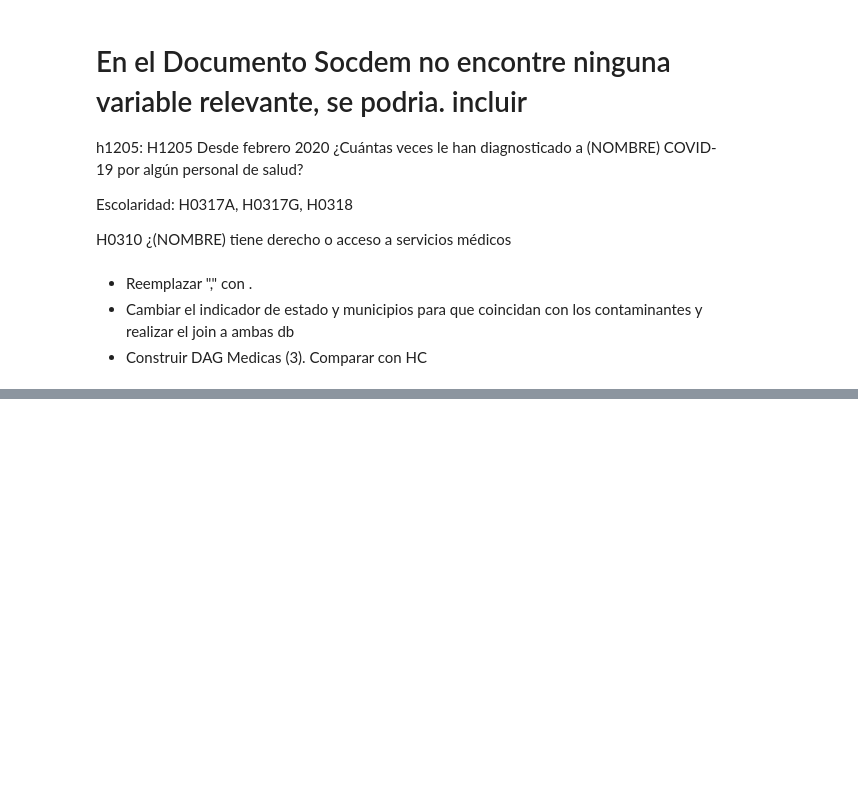
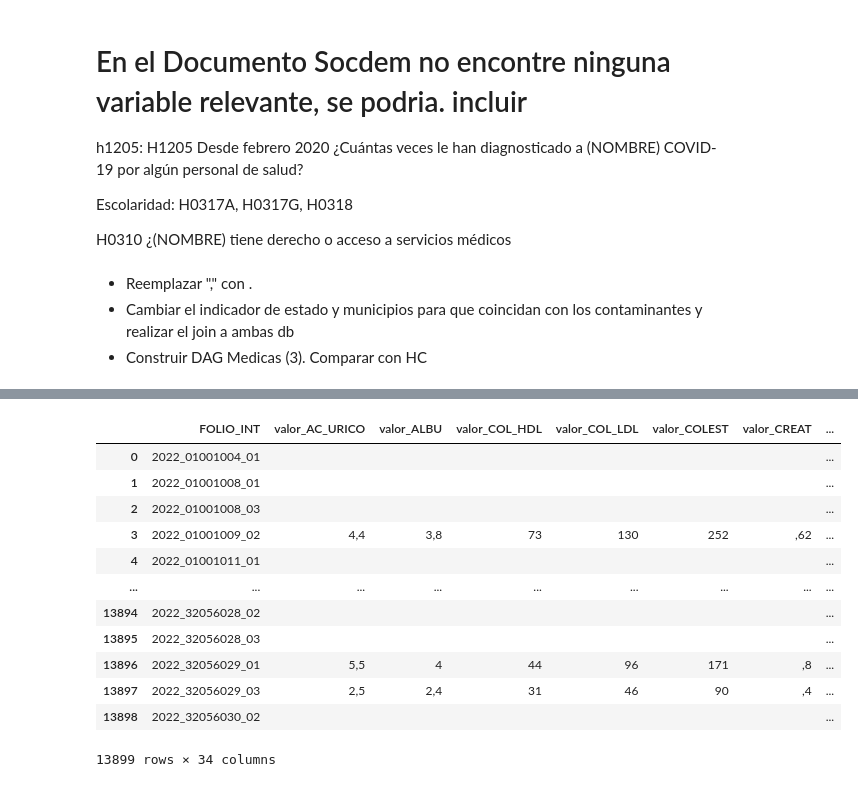
Before and after one commit to Gusty5/RBG_Contaminaci-nAmbientalYSalud, a Jupyter notebook: notebooks/ExploracionMedica.ipynb, the cells around one changed output, grey strips where cells are left out. Drawn from its saved outputs; the diff is of its cells as text; code cells hidden in the pictures; blank space fills up the shorter version.

Commit message:
Merged DB

```diff
--- a/notebooks/ExploracionMedica.ipynb
+++ b/notebooks/ExploracionMedica.ipynb
@@ -262,0 +357,6 @@ H0310 ¿(NOMBRE) tiene derecho o acceso a servicios médicos
+# %%
+data_selected = data_selected.rename(columns={
+    "desc_ent": "Entidad",
+    "desc_mun": "Municipio"
+})
+data_selected[['Entidad', 'Municipio']].head()
@@ -262,0 +370,12 @@ H0310 ¿(NOMBRE) tiene derecho o acceso a servicios médicos
+# %%
+# Move the two ID columns all the way to the right
+
+cols = list(data_selected.columns)
+# Take everything except the two you want to move
+cols = [c for c in cols if c not in ['Entidad', 'Municipio']]
+# Put them at the end
+cols = cols + ['Entidad', 'Municipio']
+# Reorder dataframe
+data_selected = data_selected[cols]
+
+data_selected.head()
@@ -262,0 +390,3 @@ H0310 ¿(NOMBRE) tiene derecho o acceso a servicios médicos
+# %%
+ent_mun = pd.read_csv('../data_util/Emisiones_municipio.csv')
+ent_mun.head()
@@ -262,0 +400,13 @@ H0310 ¿(NOMBRE) tiene derecho o acceso a servicios médicos
+# %%
+ent_mun['Entidad'] = (
+    ent_mun['Entidad']
+    .str.lower()
+    .apply(lambda x: unidecode.unidecode(x))
+)
+ent_mun['Municipio'] = (
+    ent_mun['Municipio']
+    .str.lower()
+    .apply(lambda x: unidecode.unidecode(x))
+)
+
+ent_mun[['Entidad', 'Municipio']].head()
@@ -262,0 +420,17 @@ H0310 ¿(NOMBRE) tiene derecho o acceso a servicios médicos
+# %%
+data_merged = pd.merge(data_selected, ent_mun, on=['Entidad', 'Municipio'], how="left")
+data_merged
+# %% [output]
+|  | FOLIO_INT | valor_AC_URICO | valor_ALBU | valor_COL_HDL | valor_COL_LDL | valor_COLEST | valor_CREAT | ... |
+| 0 | 2022_01001004_01 |  |  |  |  |  |  | ... |
+| 1 | 2022_01001008_01 |  |  |  |  |  |  | ... |
+| 2 | 2022_01001008_03 |  |  |  |  |  |  | ... |
+| 3 | 2022_01001009_02 | 4,4 | 3,8 | 73 | 130 | 252 | ,62 | ... |
+| 4 | 2022_01001011_01 |  |  |  |  |  |  | ... |
+| ... | ... | ... | ... | ... | ... | ... | ... | ... |
+| 13894 | 2022_32056028_02 |  |  |  |  |  |  | ... |
+| 13895 | 2022_32056028_03 |  |  |  |  |  |  | ... |
+| 13896 | 2022_32056029_01 | 5,5 | 4 | 44 | 96 | 171 | ,8 | ... |
+| 13897 | 2022_32056029_03 | 2,5 | 2,4 | 31 | 46 | 90 | ,4 | ... |
+| 13898 | 2022_32056030_02 |  |  |  |  |  |  | ... |
+13899 rows × 34 columns
```
Also changed, not shown: parts of 26 cells of this notebook, 2 other files.
